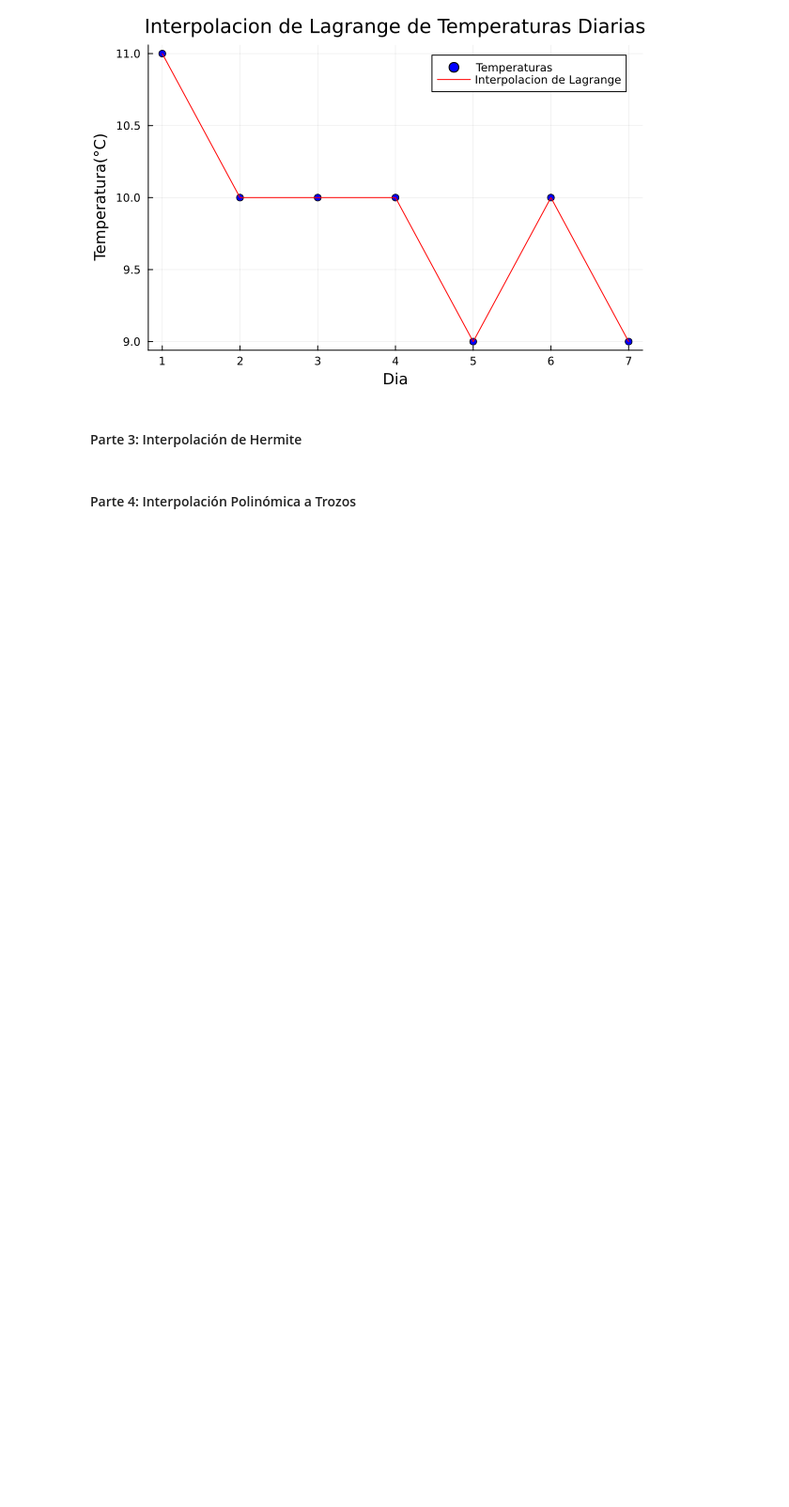
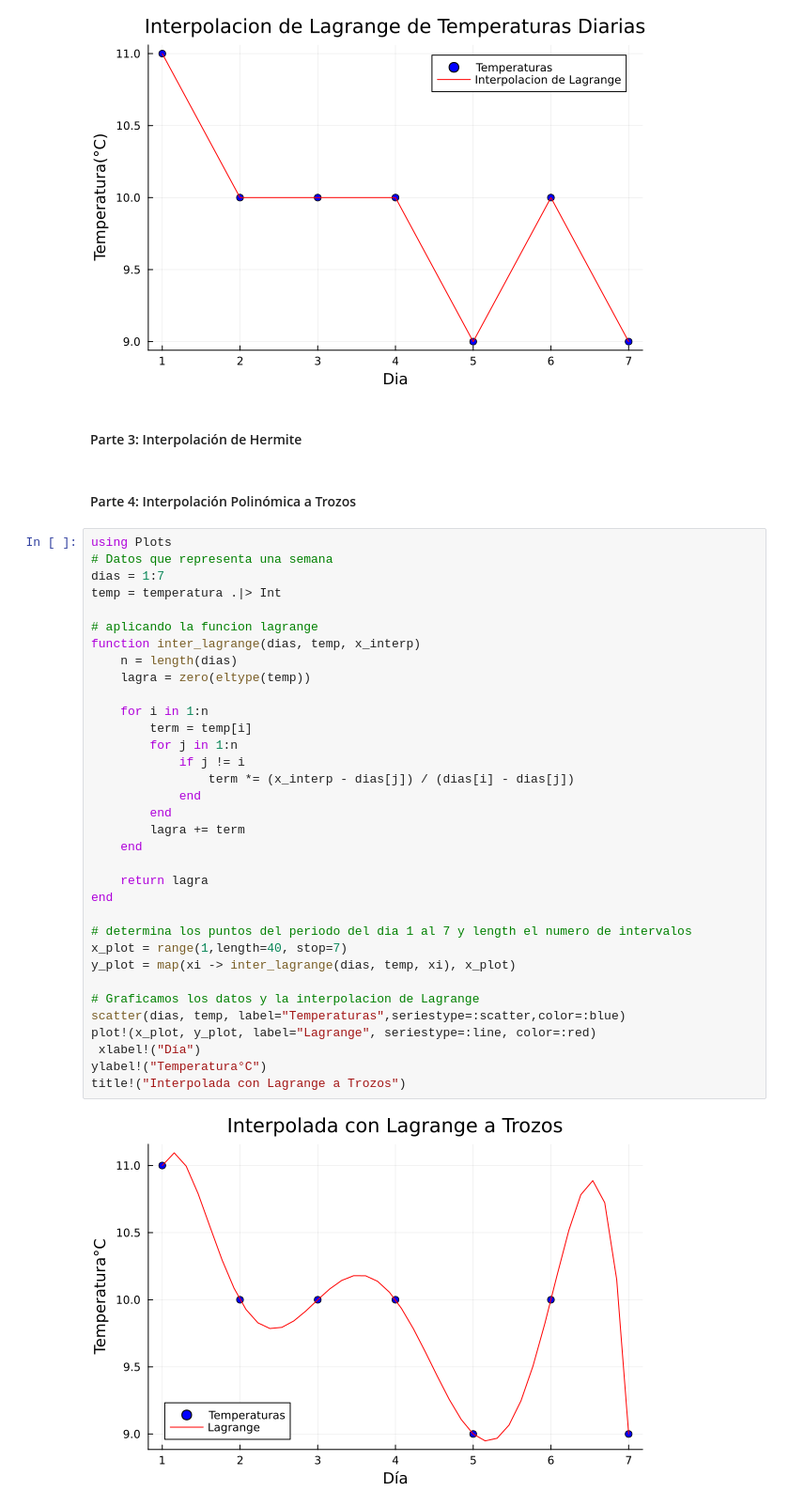
Before and after one commit to irisruip/Calculo_Numerico_Evaluacion_2, a Jupyter notebook: Segunda_Evaluacion.ipynb, the cells around one changed output. Shown at 94% size. Drawn from its saved outputs; the diff is of its cells as text; blank space fills up the shorter version.

Commit message:
Interpolacion polinomica a trozos

```diff
--- a/Segunda_Evaluacion.ipynb
+++ b/Segunda_Evaluacion.ipynb
@@ -93,3 +93,39 @@ ylabel!("Temperatura(°C)")
 # %% [markdown]
 <h4>Parte 4: Interpolación Polinómica a Trozos
 </h4>
+# %%
+using Plots
+# Datos que representa una semana
+dias = 1:7
+temp = temperatura .|> Int
+
+# aplicando la funcion lagrange
+function inter_lagrange(dias, temp, x_interp)
+    n = length(dias)
+    lagra = zero(eltype(temp))
+
+    for i in 1:n
+        term = temp[i]
+        for j in 1:n
+            if j != i
+                term *= (x_interp - dias[j]) / (dias[i] - dias[j])
+            end
+        end
+        lagra += term
+    end
+
+    return lagra
+end
+
+# determina los puntos del periodo del dia 1 al 7 y length el numero de intervalos
+x_plot = range(1,length=40, stop=7)
+y_plot = map(xi -> inter_lagrange(dias, temp, xi), x_plot)
+
+# Graficamos los datos y la interpolacion de Lagrange
+scatter(dias, temp, label="Temperaturas",seriestype=:scatter,color=:blue)
+plot!(x_plot, y_plot, label="Lagrange", seriestype=:line, color=:red)
+ xlabel!("Día")
+ylabel!("Temperatura°C")
+title!("Interpolada con Lagrange a Trozos")
+# %% [output]
+[figure, added]
```
Also changed, not shown: parts of 1 cell of this notebook.
